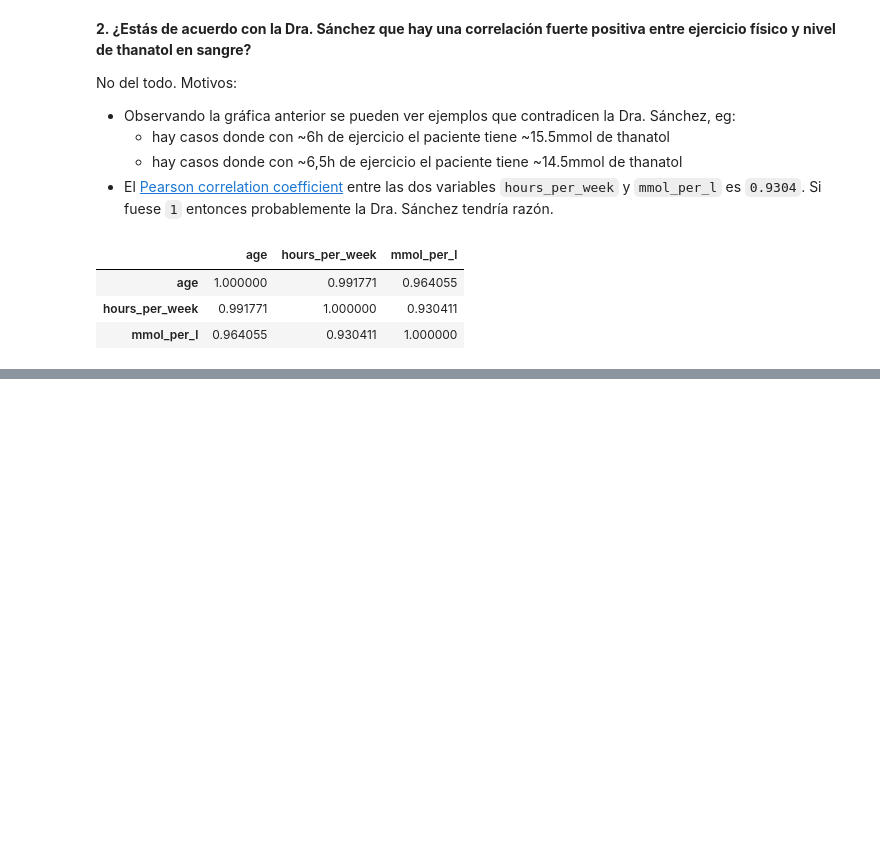
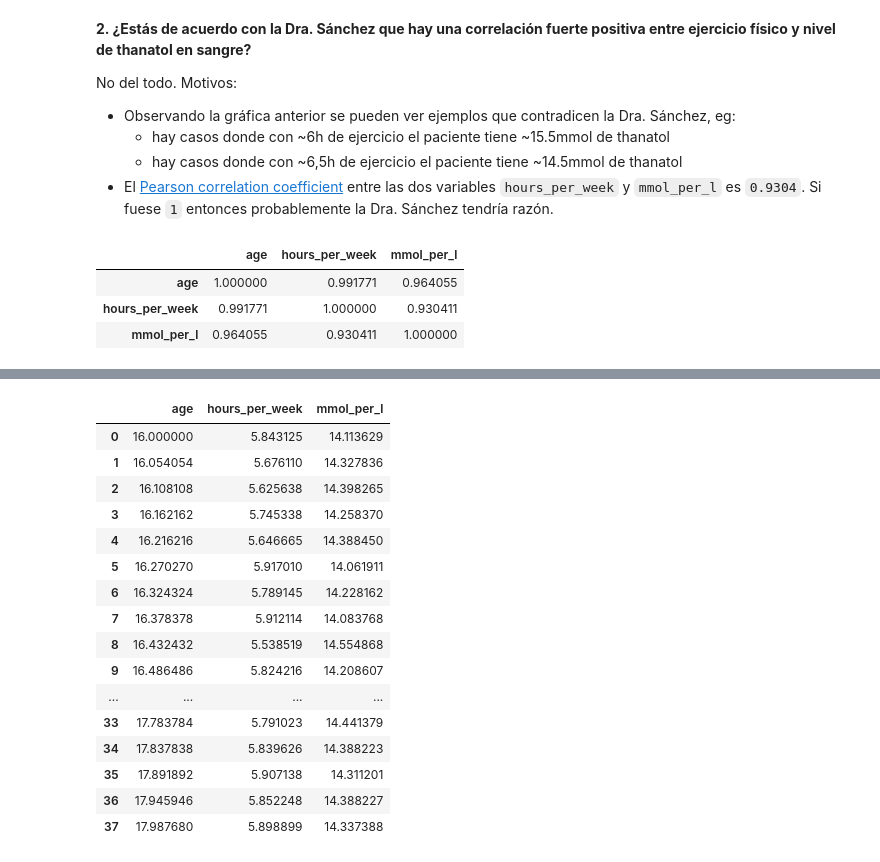
Before and after one commit to valentinboyanov/ejercicios, a Jupyter notebook: data_science_1/solutions.ipynb, the cells around one changed output, grey strips where cells are left out. Cells and saved outputs as stored; diff of their text form; code cells hidden in the pictures; blank space fills up the shorter version.

```diff
--- a/data_science_1/solutions.ipynb
+++ b/data_science_1/solutions.ipynb
@@ -82,0 +96,21 @@ No, porque no sabemos si realmente es la cantidad de ejercicio la que causa que
+# %%
+young_participants = all[(all.age <= 18)]
+young_participants
+# %% [output]
+|  | age | hours_per_week | mmol_per_l |
+| 0 | 16.000000 | 5.843125 | 14.113629 |
+| 1 | 16.054054 | 5.676110 | 14.327836 |
+| 2 | 16.108108 | 5.625638 | 14.398265 |
+| 3 | 16.162162 | 5.745338 | 14.258370 |
+| 4 | 16.216216 | 5.646665 | 14.388450 |
+| 5 | 16.270270 | 5.917010 | 14.061911 |
+| 6 | 16.324324 | 5.789145 | 14.228162 |
+| 7 | 16.378378 | 5.912114 | 14.083768 |
+| 8 | 16.432432 | 5.538519 | 14.554868 |
+| 9 | 16.486486 | 5.824216 | 14.208607 |
+| ... | ... | ... | ... |
+| 33 | 17.783784 | 5.791023 | 14.441379 |
+| 34 | 17.837838 | 5.839626 | 14.388223 |
+| 35 | 17.891892 | 5.907138 | 14.311201 |
+| 36 | 17.945946 | 5.852248 | 14.388227 |
+| 37 | 17.987680 | 5.898899 | 14.337388 |
```
Also changed, not shown: parts of 12 cells of this notebook.
